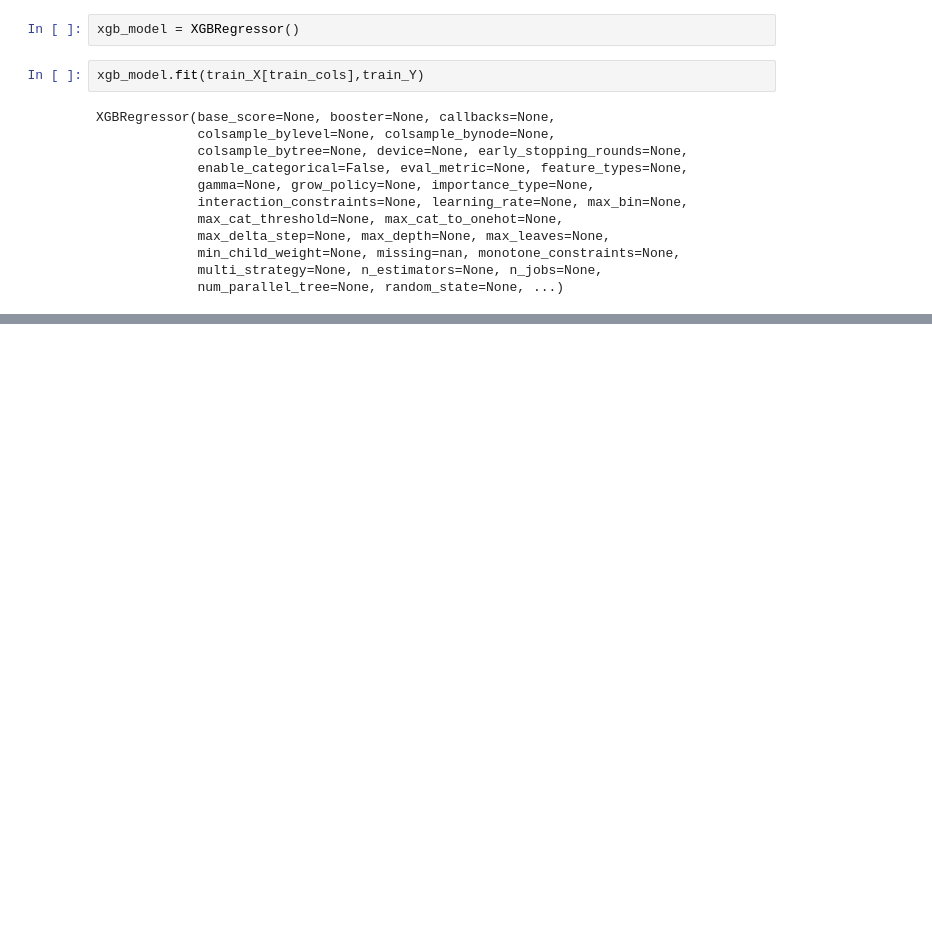
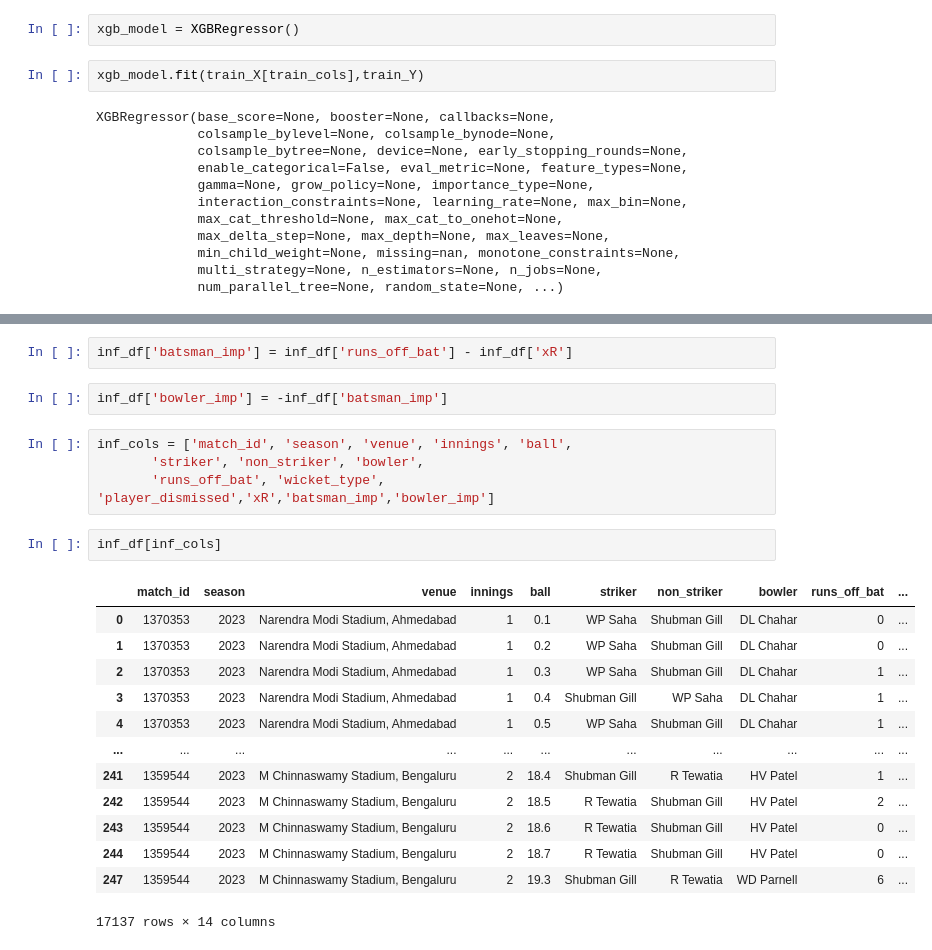
Before and after one commit to Rit-ctrl/Pressure-Quantification-for-Cricket, a Jupyter notebook: 01_Model.ipynb, the cells around one changed output, grey strips where cells are left out. Drawn from its saved outputs; the diff is of its cells as text; blank space fills up the shorter version.

```diff
--- a/01_Model.ipynb
+++ b/01_Model.ipynb
@@ -189,0 +259,24 @@ mean_squared_error(test_Y,xgb_model.predict(test_X[train_cols]))
+# %%
+inf_df['batsman_imp'] = inf_df['runs_off_bat'] - inf_df['xR']
+# %%
+inf_df['bowler_imp'] = -inf_df['batsman_imp']
+# %%
+inf_cols = ['match_id', 'season', 'venue', 'innings', 'ball',
+       'striker', 'non_striker', 'bowler',
+       'runs_off_bat', 'wicket_type', 'player_dismissed','xR','batsman_imp','bowler_imp']
+# %%
+inf_df[inf_cols]
+# %% [output]
+|  | match_id | season | venue | innings | ball | striker | non_striker | bowler | runs_off_bat | ... |
+| 0 | 1370353 | 2023 | Narendra Modi Stadium, Ahmedabad | 1 | 0.1 | WP Saha | Shubman Gill | DL Chahar | 0 | ... |
+| 1 | 1370353 | 2023 | Narendra Modi Stadium, Ahmedabad | 1 | 0.2 | WP Saha | Shubman Gill | DL Chahar | 0 | ... |
+| 2 | 1370353 | 2023 | Narendra Modi Stadium, Ahmedabad | 1 | 0.3 | WP Saha | Shubman Gill | DL Chahar | 1 | ... |
+| 3 | 1370353 | 2023 | Narendra Modi Stadium, Ahmedabad | 1 | 0.4 | Shubman Gill | WP Saha | DL Chahar | 1 | ... |
+| 4 | 1370353 | 2023 | Narendra Modi Stadium, Ahmedabad | 1 | 0.5 | WP Saha | Shubman Gill | DL Chahar | 1 | ... |
+| ... | ... | ... | ... | ... | ... | ... | ... | ... | ... | ... |
+| 241 | 1359544 | 2023 | M Chinnaswamy Stadium, Bengaluru | 2 | 18.4 | Shubman Gill | R Tewatia | HV Patel | 1 | ... |
+| 242 | 1359544 | 2023 | M Chinnaswamy Stadium, Bengaluru | 2 | 18.5 | R Tewatia | Shubman Gill | HV Patel | 2 | ... |
+| 243 | 1359544 | 2023 | M Chinnaswamy Stadium, Bengaluru | 2 | 18.6 | R Tewatia | Shubman Gill | HV Patel | 0 | ... |
+| 244 | 1359544 | 2023 | M Chinnaswamy Stadium, Bengaluru | 2 | 18.7 | R Tewatia | Shubman Gill | HV Patel | 0 | ... |
+| 247 | 1359544 | 2023 | M Chinnaswamy Stadium, Bengaluru | 2 | 19.3 | Shubman Gill | R Tewatia | WD Parnell | 6 | ... |
+17137 rows × 14 columns
```
Also changed, not shown: parts of 39 cells of this notebook, 1 other file.
